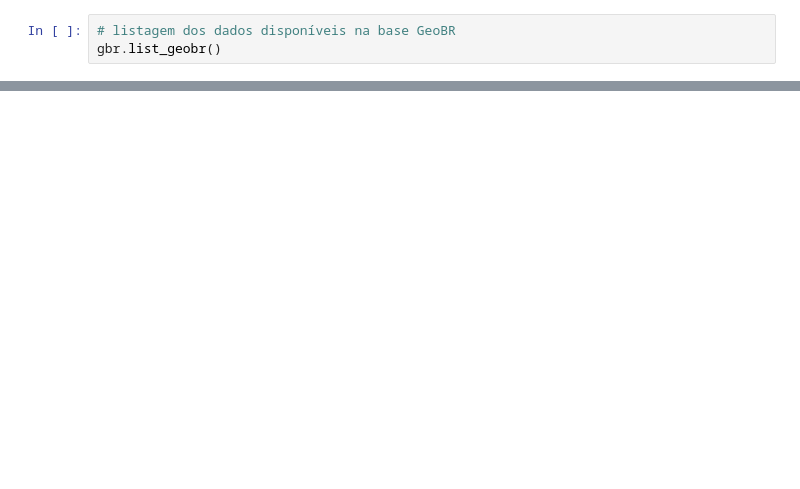
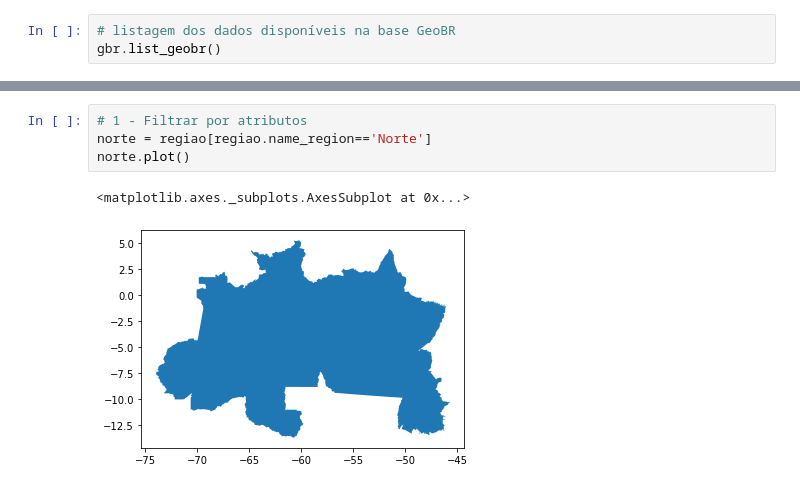
Before and after one commit to sclaudiobr/GeoCloud, a Jupyter notebook: GeoBR.ipynb, the cells around one changed output, grey strips where cells are left out. Drawn from its saved outputs; the diff is of its cells as text; blank space fills up the shorter version.

```diff
--- a/GeoBR.ipynb
+++ b/GeoBR.ipynb
@@ -39,0 +72,7 @@ regiao.plot(column='name_region',figsize=(12,7), legend='true')
+# %%
+# 1 - Filtrar por atributos
+norte = regiao[regiao.name_region=='Norte']
+norte.plot()
+# %% [output]
+<matplotlib.axes._subplots.AxesSubplot at 0x...>
+[figure, added]
```
Also changed, not shown: parts of 16 cells of this notebook.
